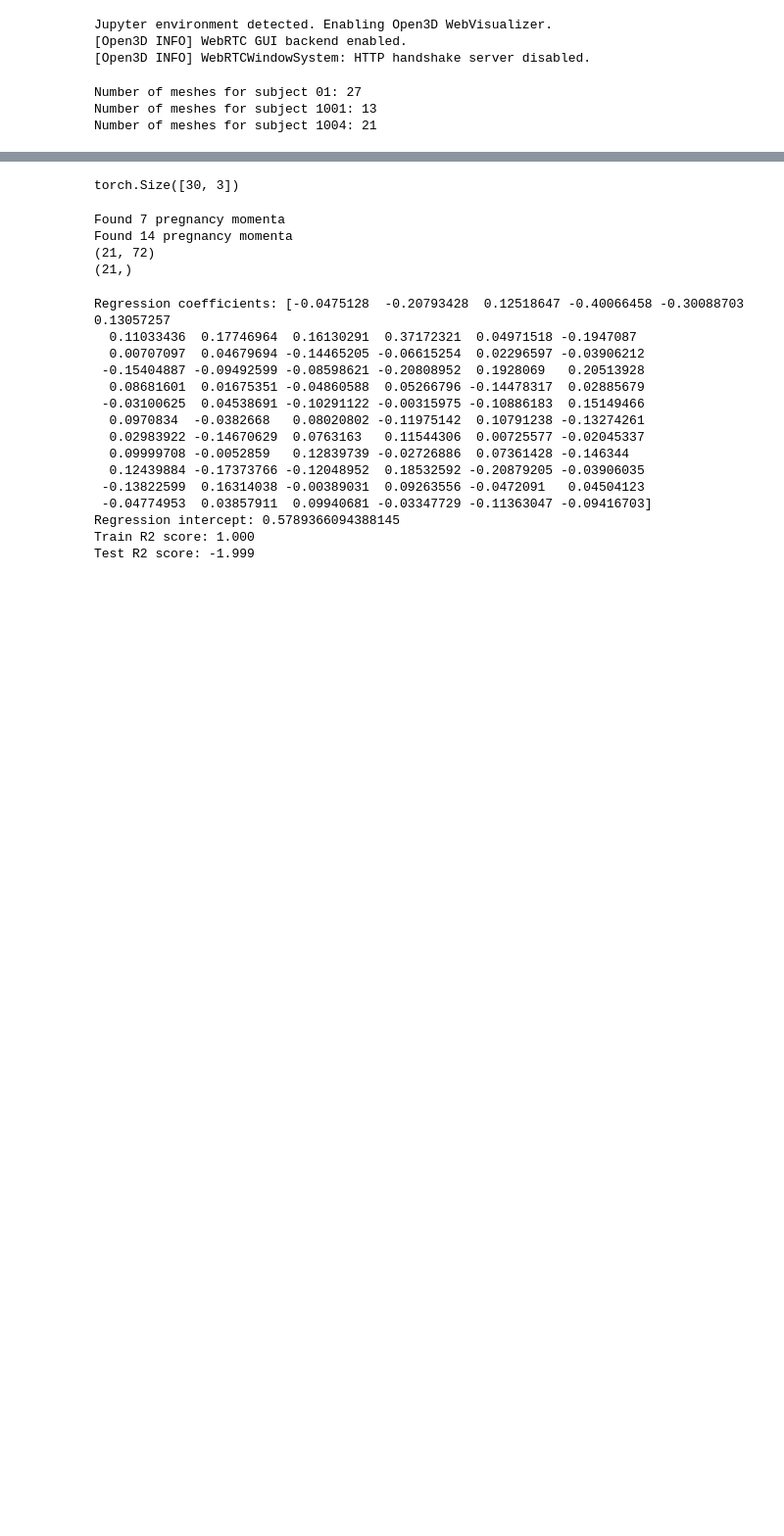
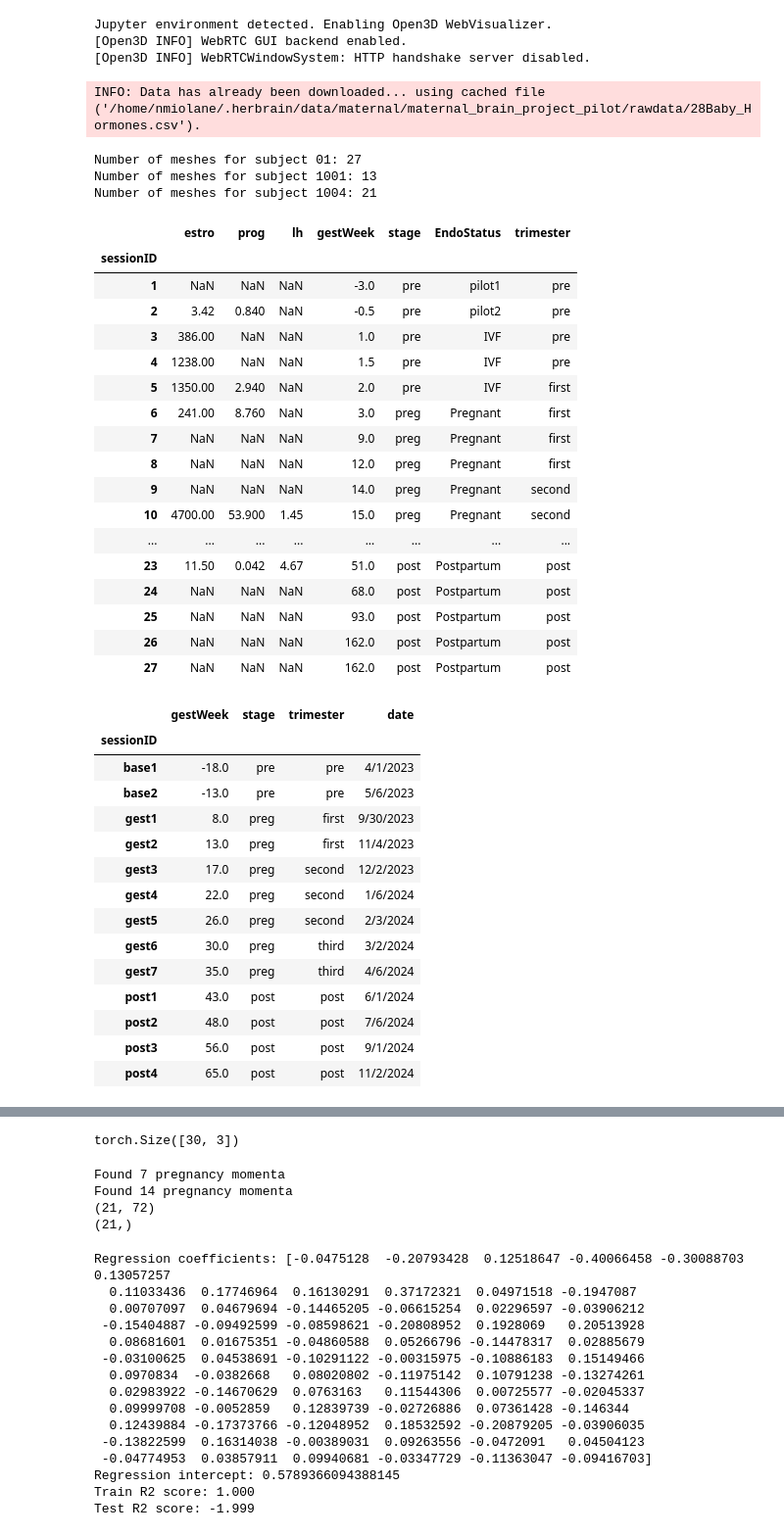
Before and after one commit to geometric-intelligence/polpo, a Jupyter notebook: notebooks/how_to/regression_across_subjects.ipynb, the cells around one changed output, grey strips where cells are left out. Shown: that part at 98% size. Cells and saved outputs as stored; diff of their text form; code cells hidden in the pictures; blank space fills up the shorter version.

```diff
--- a/notebooks/how_to/regression_across_subjects.ipynb
+++ b/notebooks/how_to/regression_across_subjects.ipynb
@@ -100,12 +98,53 @@ for subject_id in SUBJECT_IDS:
     n_meshes[subject_id] = len(raw_meshes[subject_id])
     print(f"Number of meshes for subject {subject_id}: {n_meshes[subject_id]}")
 
-    if subject_id == "01":   # TODO: Fix bug for 01
-        continue
-    csvs[subject_id] = DenseMaternalCsvDataLoader(
-        data_dir="/home/data/maternal",
-        subject_id=subject_id + "B")()
+    # TODO: FIX this inconsistent imports between subject 01 and other subjects
+    if subject_id == "01":
+        csvs[subject_id] = DenseMaternalCsvDataLoader(
+            subject_id=subject_id)()
+    else:
+        csvs[subject_id] = DenseMaternalCsvDataLoader(
+            data_dir="/home/data/maternal",
+            subject_id=subject_id+"B")()
 # %% [output]
-Number of meshes for subject 01: 27
-Number of meshes for subject 1001: 13
-Number of meshes for subject 1004: 21
+INFO: Data has already been downloaded... using cached file ('/home/nmiolane/.herbrain/data/maternal/maternal_brain_project_pilot/rawdata/28Baby_Hormones.csv').
+Number of meshes for subject 01: 27
+Number of meshes for subject 1001: 13
+Number of meshes for subject 1004: 21
+# %%
+for subject_id in SUBJECT_IDS:
+    display(csvs[subject_id])
+# %% [output]
+|  | estro | prog | lh | gestWeek | stage | EndoStatus | trimester |
+| sessionID |  |  |  |  |  |  |  |
+| 1 | NaN | NaN | NaN | -3.0 | pre | pilot1 | pre |
+| 2 | 3.42 | 0.840 | NaN | -0.5 | pre | pilot2 | pre |
+| 3 | 386.00 | NaN | NaN | 1.0 | pre | IVF | pre |
+| 4 | 1238.00 | NaN | NaN | 1.5 | pre | IVF | pre |
+| 5 | 1350.00 | 2.940 | NaN | 2.0 | pre | IVF | first |
+| 6 | 241.00 | 8.760 | NaN | 3.0 | preg | Pregnant | first |
+| 7 | NaN | NaN | NaN | 9.0 | preg | Pregnant | first |
+| 8 | NaN | NaN | NaN | 12.0 | preg | Pregnant | first |
+| 9 | NaN | NaN | NaN | 14.0 | preg | Pregnant | second |
+| 10 | 4700.00 | 53.900 | 1.45 | 15.0 | preg | Pregnant | second |
+| ... | ... | ... | ... | ... | ... | ... | ... |
+| 23 | 11.50 | 0.042 | 4.67 | 51.0 | post | Postpartum | post |
+| 24 | NaN | NaN | NaN | 68.0 | post | Postpartum | post |
+| 25 | NaN | NaN | NaN | 93.0 | post | Postpartum | post |
+| 26 | NaN | NaN | NaN | 162.0 | post | Postpartum | post |
+| 27 | NaN | NaN | NaN | 162.0 | post | Postpartum | post |
+|  | gestWeek | stage | trimester | date |
+| sessionID |  |  |  |  |
+| base1 | -18.0 | pre | pre | 4/1/2023 |
+| base2 | -13.0 | pre | pre | 5/6/2023 |
+| gest1 | 8.0 | preg | first | 9/30/2023 |
+| gest2 | 13.0 | preg | first | 11/4/2023 |
+| gest3 | 17.0 | preg | second | 12/2/2023 |
+| gest4 | 22.0 | preg | second | 1/6/2024 |
+| gest5 | 26.0 | preg | second | 2/3/2024 |
+| gest6 | 30.0 | preg | third | 3/2/2024 |
+| gest7 | 35.0 | preg | third | 4/6/2024 |
+| post1 | 43.0 | post | post | 6/1/2024 |
+| post2 | 48.0 | post | post | 7/6/2024 |
+| post3 | 56.0 | post | post | 9/1/2024 |
+| post4 | 65.0 | post | post | 11/2/2024 |
```
Also changed, not shown: parts of 6 cells of this notebook, 1 other file.
